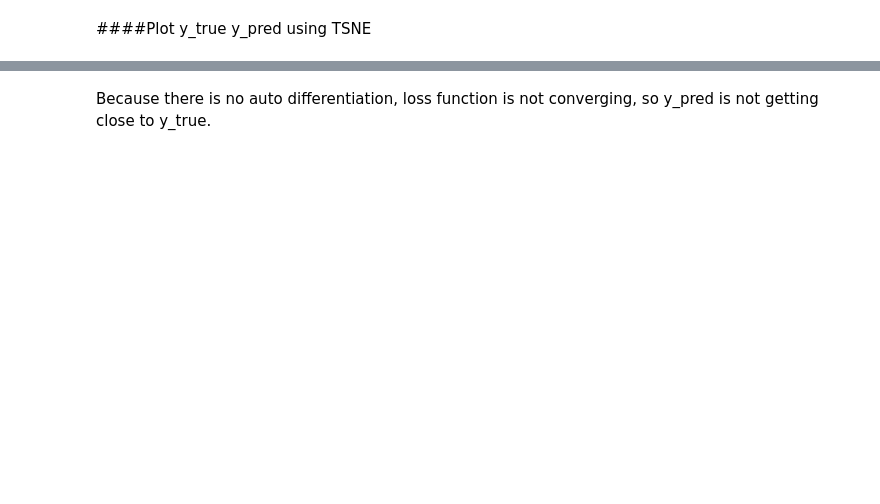
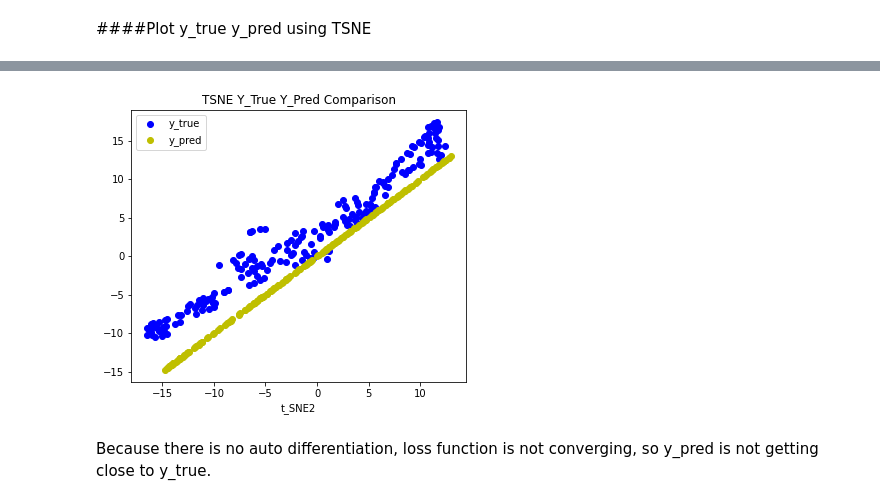
Before and after one commit to YuxingW/deep_learning, a Jupyter notebook: hw3/partb2_pytorch_auto_differentiation.ipynb, the cells around one changed output, grey strips where cells are left out. Saved outputs shown, nothing was run; the diff lists cells and outputs as text; code cells hidden in the pictures; blank space fills up the shorter version.

```diff
--- a/hw3/partb2_pytorch_auto_differentiation.ipynb
+++ b/hw3/partb2_pytorch_auto_differentiation.ipynb
@@ -107,7 +108,6 @@ from sklearn.manifold import TSNE
 def plot_comparison(y_true, y_pred):
   #tsne = TSNE(n_components=2, perplexity=50, learning_rate=100, random_state=120)
   tsne = TSNE(n_components=2, random_state=0)
-  x_2d = tsne.fit_transform(x)
   yt_2d = tsne.fit_transform(y_true)
   yp_2d = tsne.fit_transform(y_pred)
 
@@ -143,2 +143,6 @@ plot_comparison(y_true, y_pred)
+# %%
+plot_comparison(y.detach().numpy(), y_pred.detach().numpy())
+# %% [output]
+[figure, added]
 # %% [markdown]
 Because there is no auto differentiation, loss function is not converging, so y_pred is not getting close to y_true.
```
Also changed, not shown: parts of 13 cells of this notebook.
